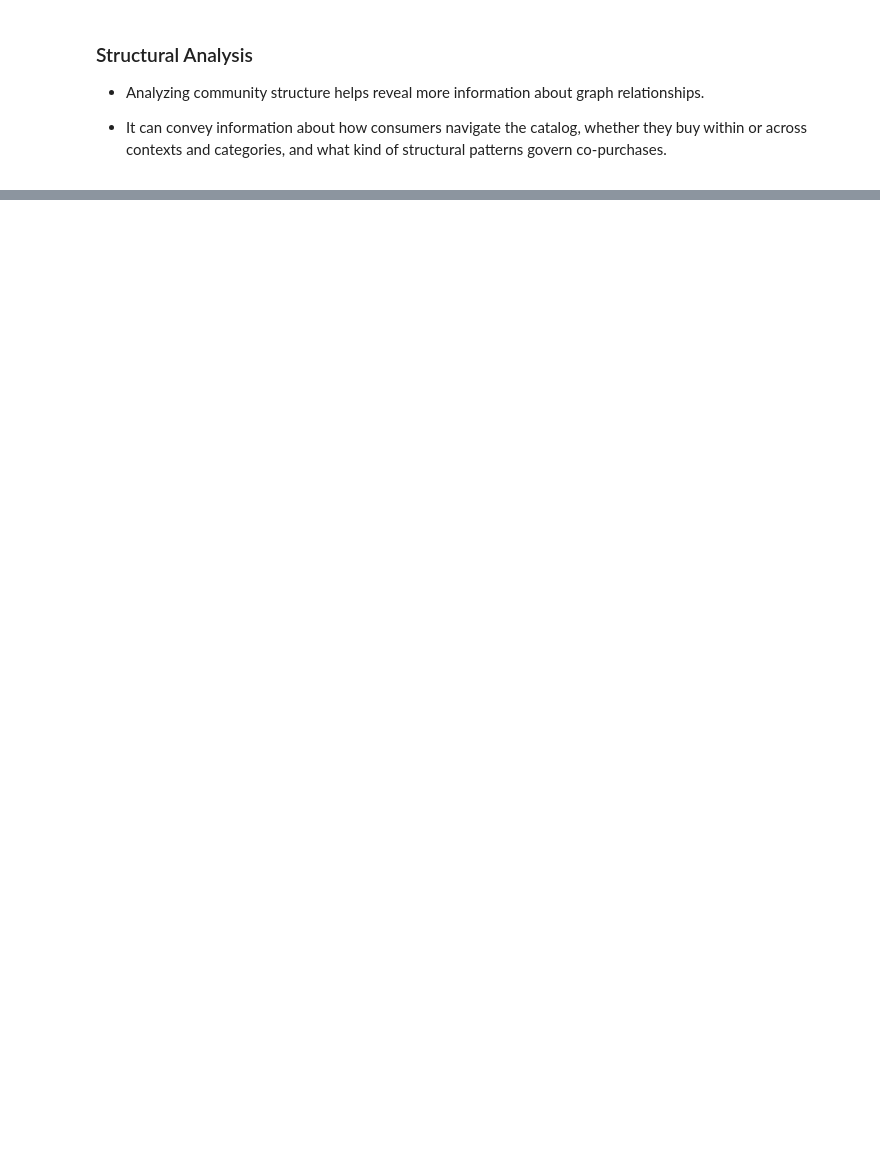
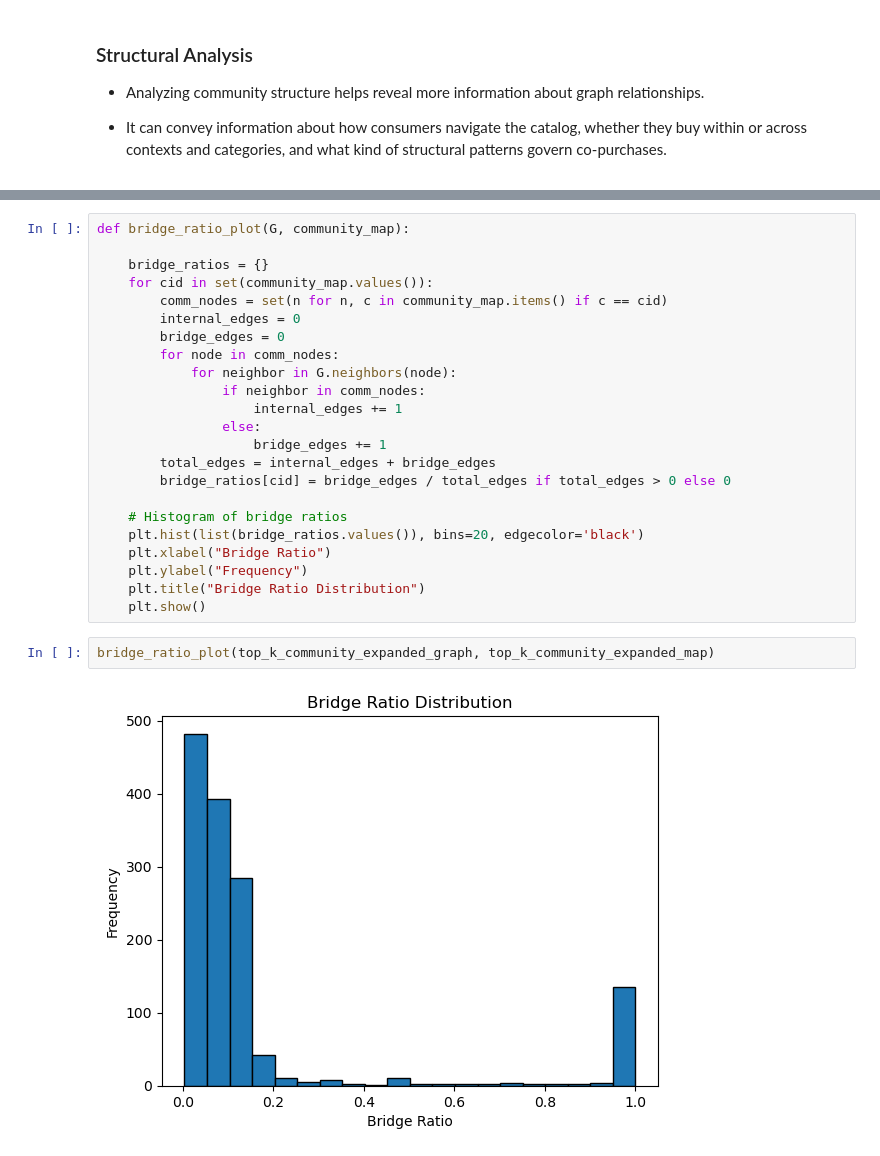
Before and after one commit to manavrm/co-purchase-prediction, a Jupyter notebook: data_exploration.ipynb, the cells around one changed output, grey strips where cells are left out. Cells and saved outputs as stored; diff of their text form; blank space fills up the shorter version.

```diff
--- a/data_exploration.ipynb
+++ b/data_exploration.ipynb
@@ -418,0 +387,27 @@ len(set(entire_community_map.values())), len(set(top_k_community_map.values())),
+# %%
+def bridge_ratio_plot(G, community_map):
+
+    bridge_ratios = {}
+    for cid in set(community_map.values()):
+        comm_nodes = set(n for n, c in community_map.items() if c == cid)
+        internal_edges = 0
+        bridge_edges = 0
+        for node in comm_nodes:
+            for neighbor in G.neighbors(node):
+                if neighbor in comm_nodes:
+                    internal_edges += 1
+                else:
+                    bridge_edges += 1
+        total_edges = internal_edges + bridge_edges
+        bridge_ratios[cid] = bridge_edges / total_edges if total_edges > 0 else 0
+
+    # Histogram of bridge ratios
+    plt.hist(list(bridge_ratios.values()), bins=20, edgecolor='black')
+    plt.xlabel("Bridge Ratio")
+    plt.ylabel("Frequency")
+    plt.title("Bridge Ratio Distribution")
+    plt.show()
+# %%
+bridge_ratio_plot(top_k_community_expanded_graph, top_k_community_expanded_map)
+# %% [output]
+[figure, added]
```
Also changed, not shown: parts of 20 cells of this notebook.
